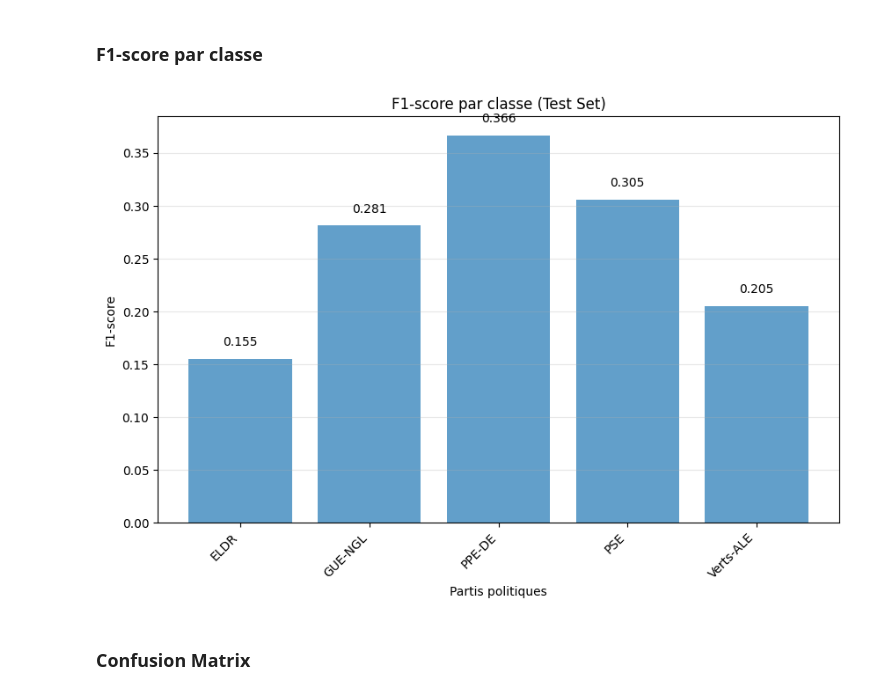
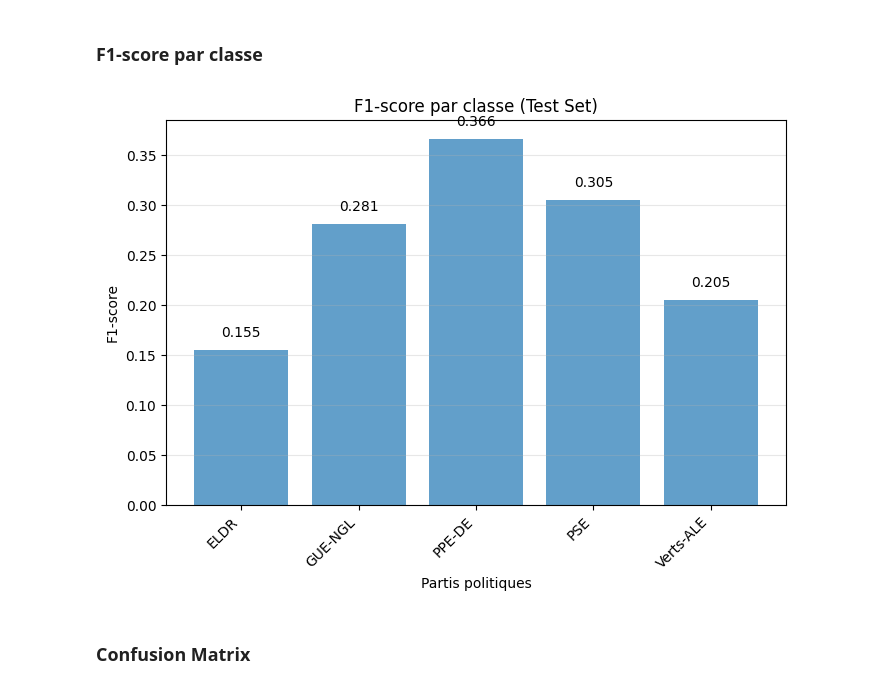
Before and after one commit to Xiaobo33/Apprentissage_artificiel, a Jupyter notebook: Projet_finale_LSTM.ipynb, the cells around one changed output. Drawn from its saved outputs; the diff is of its cells as text; code cells hidden in the pictures.

```diff
--- a/Projet_finale_LSTM.ipynb
+++ b/Projet_finale_LSTM.ipynb
@@ -257,29 +257,27 @@ weighted avg       0.31      0.29      0.30     38743
 # %% [markdown]
 ### F1-score par classe
 # %%
-# Extraction des F1-scores par classe
 report = classification_report(test_labels, y_test_pred,
                                target_names=label_encoder.classes_,
                                output_dict=True, zero_division=0)
 
 classes = label_encoder.classes_
 f1_scores = [report[cls]['f1-score'] for cls in classes]
 
-plt.figure(figsize=(10, 6))
+plt.figure(figsize=(8, 5))
 plt.bar(classes, f1_scores, alpha=0.7)
 plt.xlabel('Partis politiques')
 plt.ylabel('F1-score')
 plt.title('F1-score par classe (Test Set)')
 plt.xticks(rotation=45, ha='right')
 plt.grid(axis='y', alpha=0.3)
 
-# Ajouter les valeurs sur les barres
 for i, v in enumerate(f1_scores):
     plt.text(i, v + 0.01, f'{v:.3f}', ha='center', va='bottom', fontsize=10)
 
 plt.show()
 # %% [output]
-[figure, old version]
+[figure, new version]
 # %% [markdown]
 ### Confusion Matrix
 # %%
```
Also changed, not shown: parts of 1 cell of this notebook.
